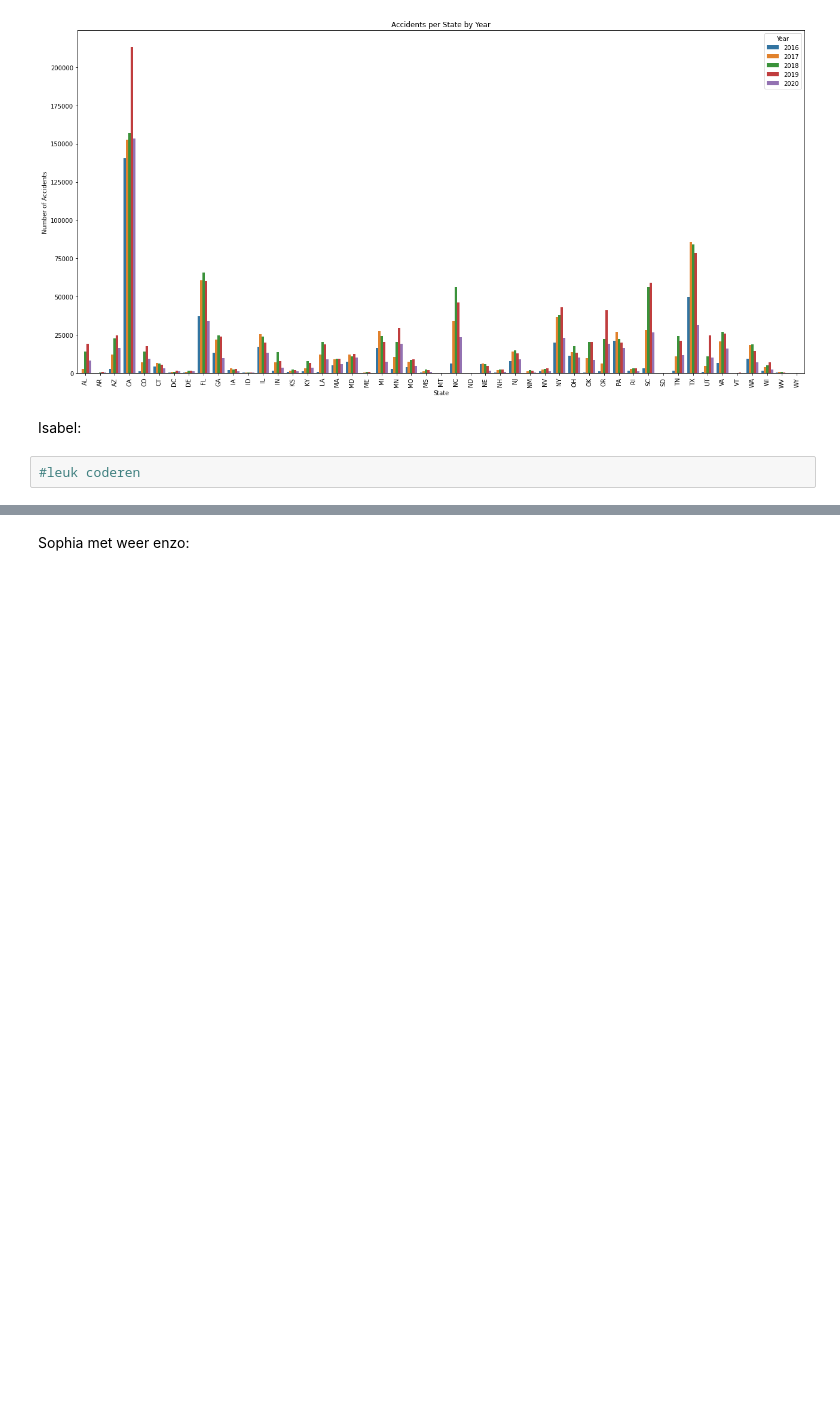
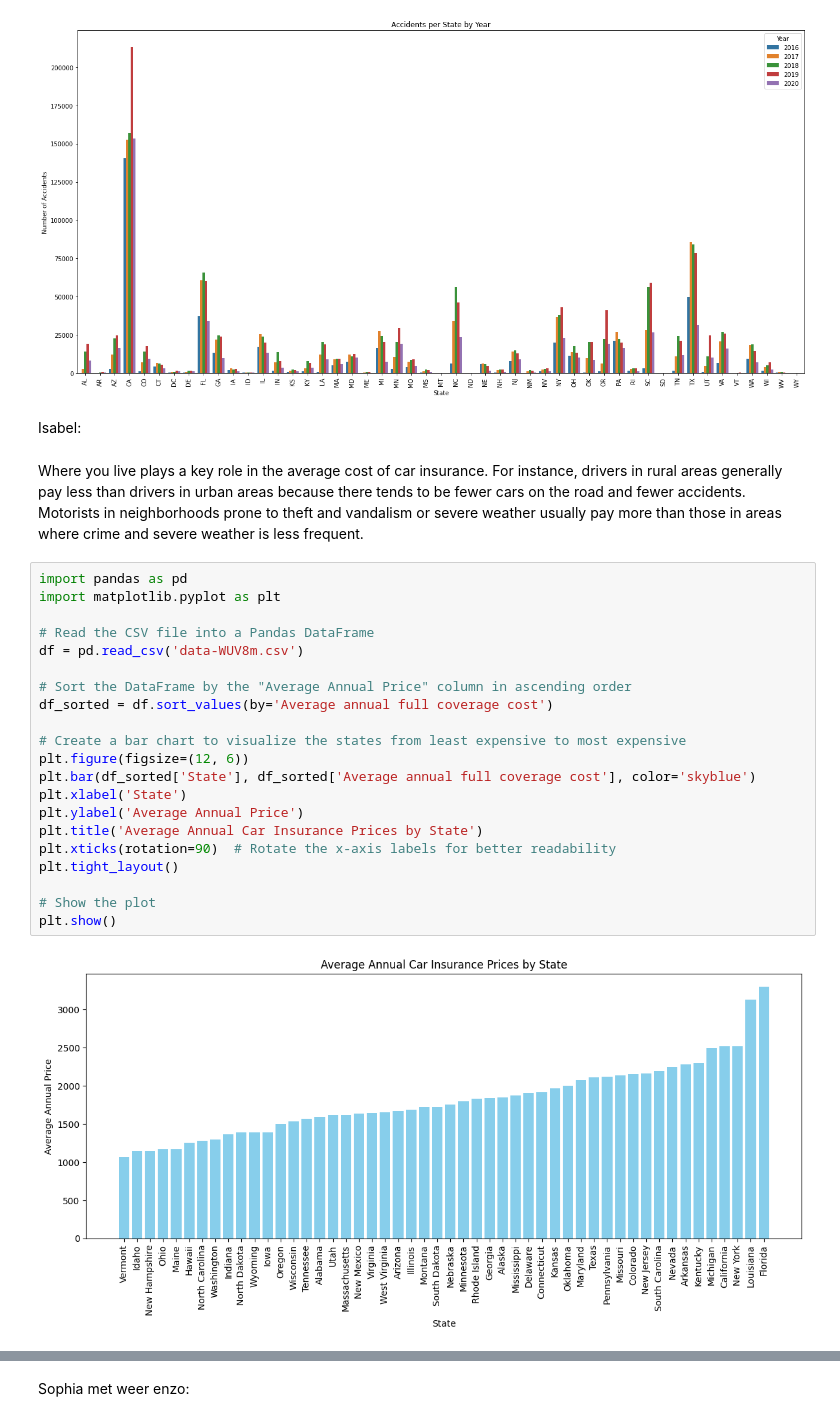
Before and after one commit to IsabelvanDam19/WT_Specialisatie, a Jupyter notebook: Beetje dingen enzo.ipynb, the cells around one changed output, grey strips where cells are left out. Drawn from its saved outputs; the diff is of its cells as text; blank space fills up the shorter version.

```diff
--- a/Beetje dingen enzo.ipynb
+++ b/Beetje dingen enzo.ipynb
@@ -206,5 +206,28 @@ plt.show()
 [figure]
 # %% [markdown]
 Isabel:
-# %%
-#leuk coderen
+# %% [markdown]
+Where you live plays a key role in the average cost of car insurance. For instance, drivers in rural areas generally pay less than drivers in urban areas because there tends to be fewer cars on the road and fewer accidents. Motorists in neighborhoods prone to theft and vandalism or severe weather usually pay more than those in areas where crime and severe weather is less frequent.
+# %%
+import pandas as pd
+import matplotlib.pyplot as plt
+
+# Read the CSV file into a Pandas DataFrame
+df = pd.read_csv('data-WUV8m.csv')
+
+# Sort the DataFrame by the "Average Annual Price" column in ascending order
+df_sorted = df.sort_values(by='Average annual full coverage cost')
+
+# Create a bar chart to visualize the states from least expensive to most expensive
+plt.figure(figsize=(12, 6))
+plt.bar(df_sorted['State'], df_sorted['Average annual full coverage cost'], color='skyblue')
+plt.xlabel('State')
+plt.ylabel('Average Annual Price')
+plt.title('Average Annual Car Insurance Prices by State')
+plt.xticks(rotation=90)  # Rotate the x-axis labels for better readability
+plt.tight_layout()
+
+# Show the plot
+plt.show()
+# %% [output]
+[figure, added]
```
Also changed, not shown: parts of 2 cells of this notebook.
